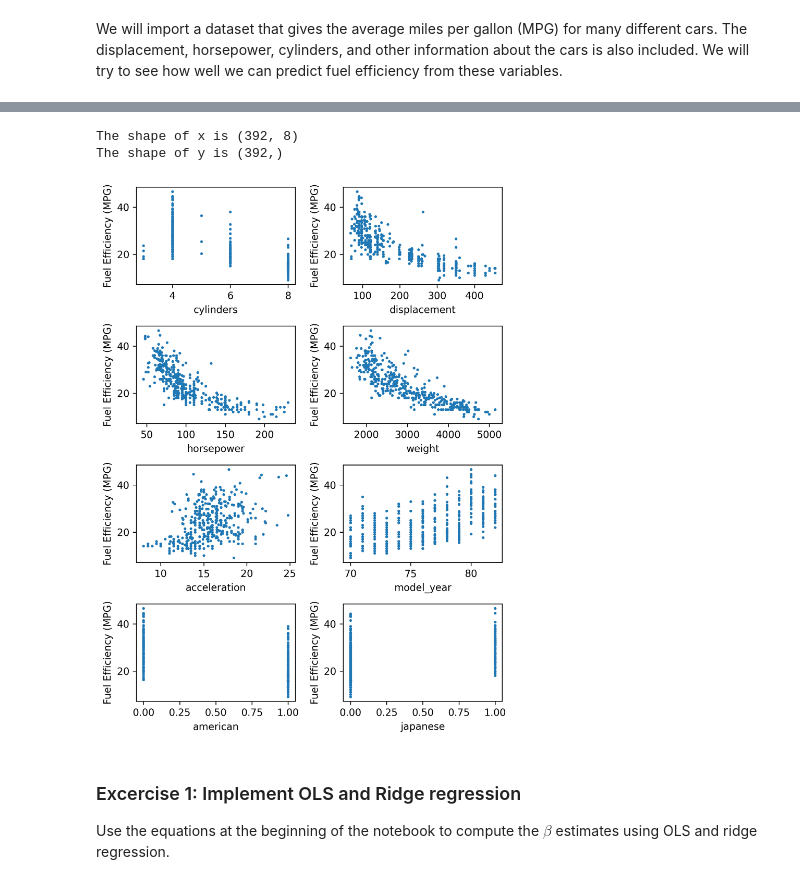
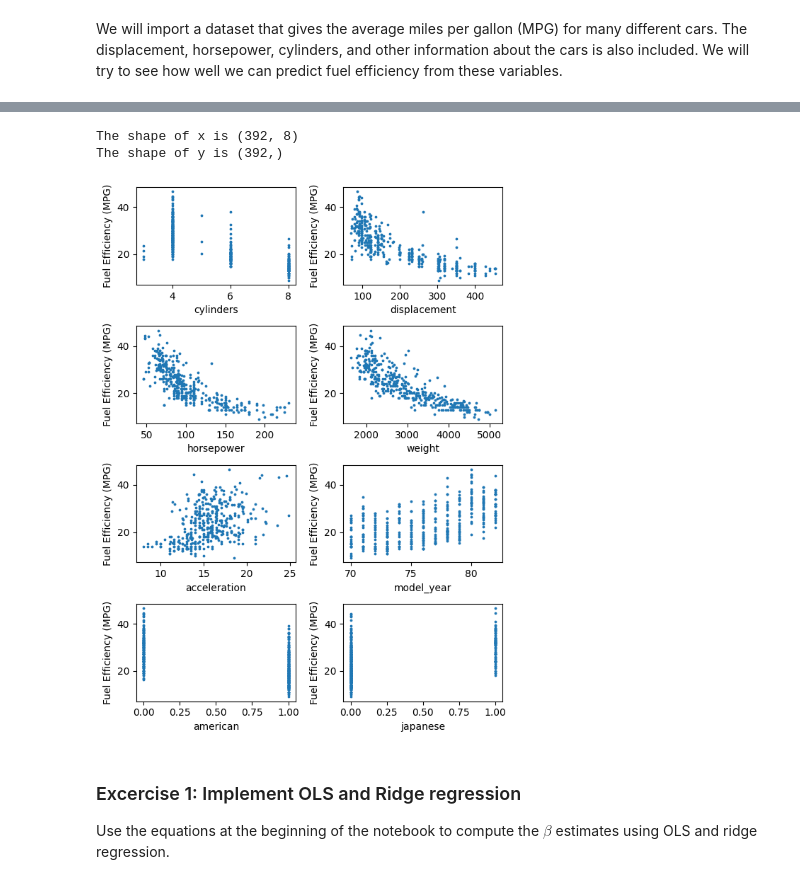
Before and after one commit to churchlandlab/DataSAI_summer_school, a Jupyter notebook: 1_Ridge_Regression.ipynb, the cells around one changed output, grey strips where cells are left out. Cells and saved outputs as stored; diff of their text form; code cells hidden in the pictures.

```diff
--- a/1_Ridge_Regression.ipynb
+++ b/1_Ridge_Regression.ipynb
@@ -54,31 +54,31 @@ dataset.head()
 # %%
 # Preprocess the data
 dataset = dataset.dropna()
 y = dataset.mpg.values
 x = dataset[PREDICTOR_LABELS[:-2]].to_numpy()
 
 is_american = (dataset.origin == 'usa').values #dummy variable
 is_japanese = (dataset.origin == 'japan').values #dummy variable
 
 x = np.vstack((x.T, is_american, is_japanese)).T
 print(f'The shape of x is {x.shape}')
 print(f'The shape of y is {y.shape}')
 
 # Plot each of the regressors vs MPG so we have some idea how they relate
-fig,axs = plt.subplots(4,2,figsize=(6,8),dpi=300)
+fig,axs = plt.subplots(4,2,figsize=(6,8),dpi=100)
 for i,ax in enumerate(np.ravel(axs)):
     ax.scatter(x[:,i],y, s=3)
     ax.set_xlabel(PREDICTOR_LABELS[i])
     ax.set_ylabel('Fuel Efficiency (MPG)')
 fig.tight_layout()
 
 x = x / np.max(x, axis=0) # normalize columns of x. Why must we do this for ridge regression?
 y = y / np.max(y, axis=0)
 y = y - np.mean(y, axis=0) # mean center y. Why must we do this for ridge regression?
 # %% [output]
 The shape of x is (392, 8)
 The shape of y is (392,)
-[figure, old version]
+[figure, new version]
 # %% [markdown]
 ### Excercise 1: Implement OLS and Ridge regression
 Use the equations at the beginning of the notebook to compute the $\beta$ estimates using OLS and ridge regression.
```
Also changed, not shown: parts of 9 cells of this notebook.
